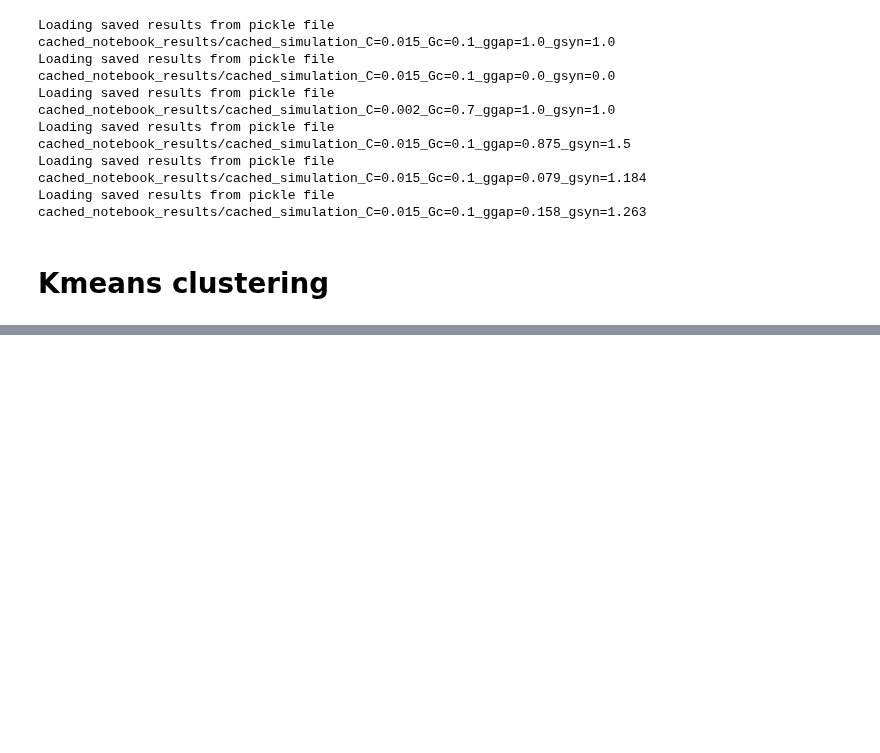
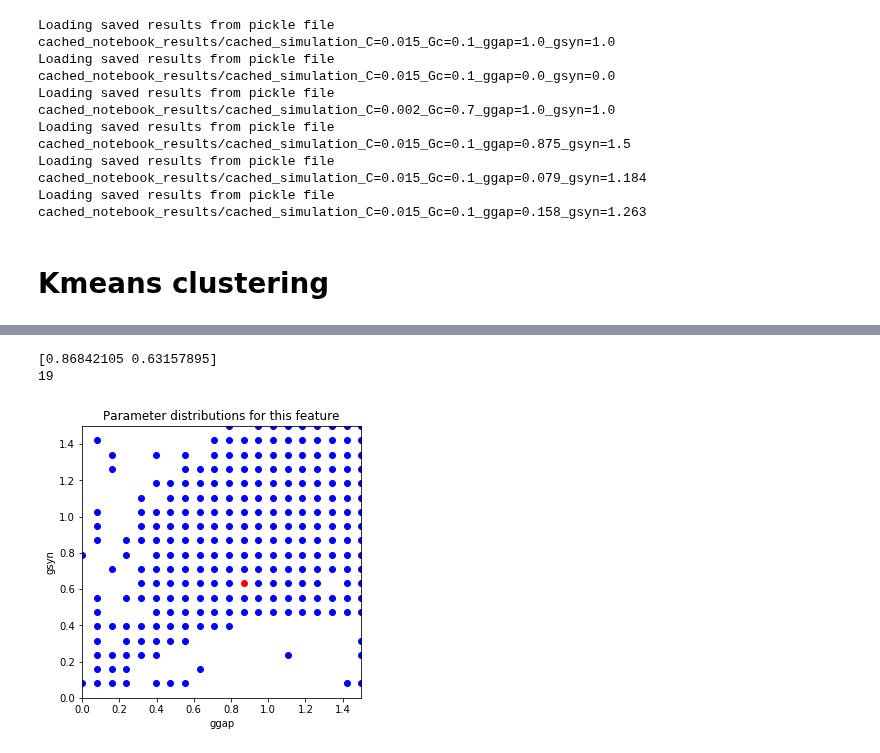
Before and after one commit to sjonany/c-elegans-interactome-analysis, a Jupyter notebook: time_series_clustering.ipynb, the cells around one changed output, grey strips where cells are left out. Cells and saved outputs as stored; diff of their text form; code cells hidden in the pictures; blank space fills up the shorter version.

Commit message:
Fixed clustering assignment. There was a mistake in manual clustering. Now stable equilibrium vs limit cycles regions are clear.

```diff
--- a/time_series_clustering.ipynb
+++ b/time_series_clustering.ipynb
@@ -521 +538,25 @@ Loading saved results from pickle file cached_notebook_results/cached_simulation
 [figure]
+# %%
+# Tool to see which param is which on the grid.
+fig, ax = plt.subplots(nrows=1, ncols=1, figsize=(5, 5))
+ax.set_title("Parameter distributions for this feature")
+ax.set_xlabel("ggap")
+ax.set_ylabel("gsyn")
+ax.set_xlim(0, 1.5)
+ax.set_ylim(0, 1.5)
+i = 228
+
+ggaps = []
+gsyns = []
+cluster_params_list = params_list[manual_cluster_labels == 0]
+for param in cluster_params_list:
+  ggaps.append(param[0])
+  gsyns.append(param[1])
+ax.scatter(ggaps, gsyns, c='blue')
+ax.scatter(params_list[i][0], params_list[i][1], c='red')
+print(params_list[228])
+print(cluster_labels[228])
+# %% [output]
+[0.86842105 0.63157895]
+19
+[figure, added]
```
Also changed, not shown: parts of 4 cells of this notebook, 1 other file.
